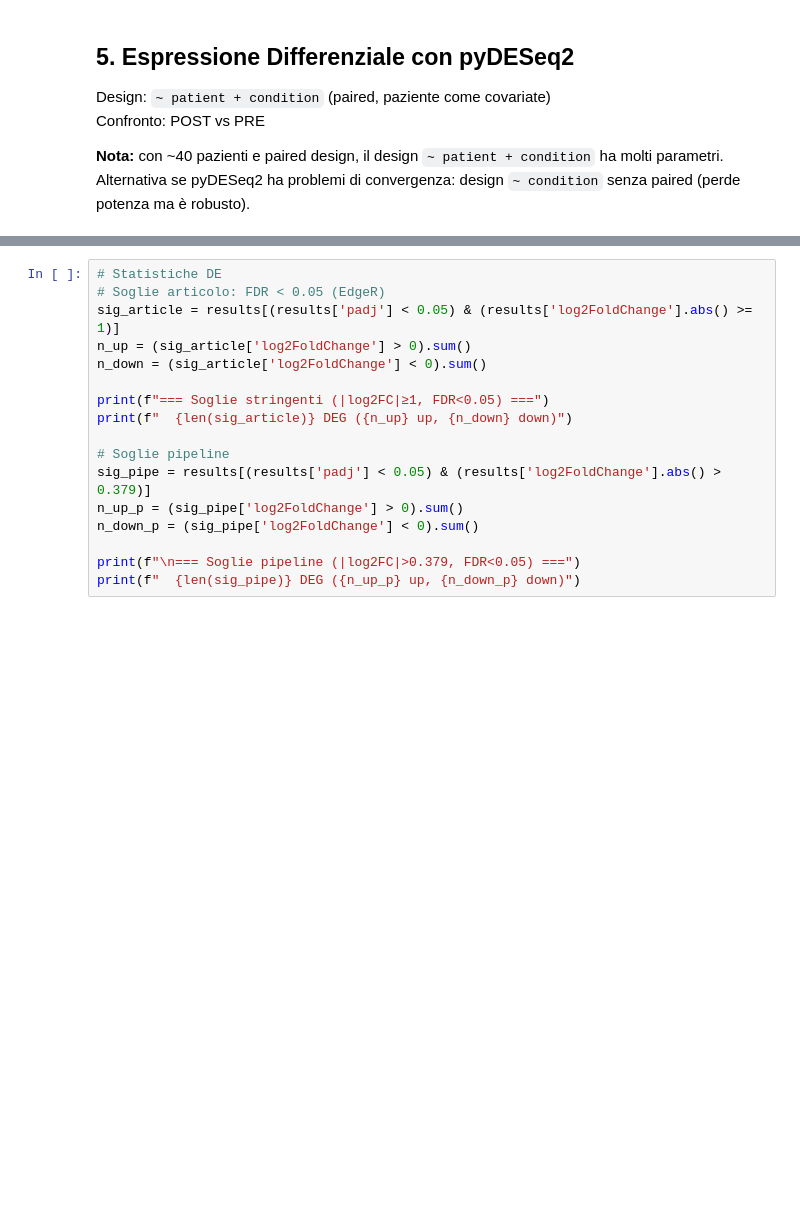
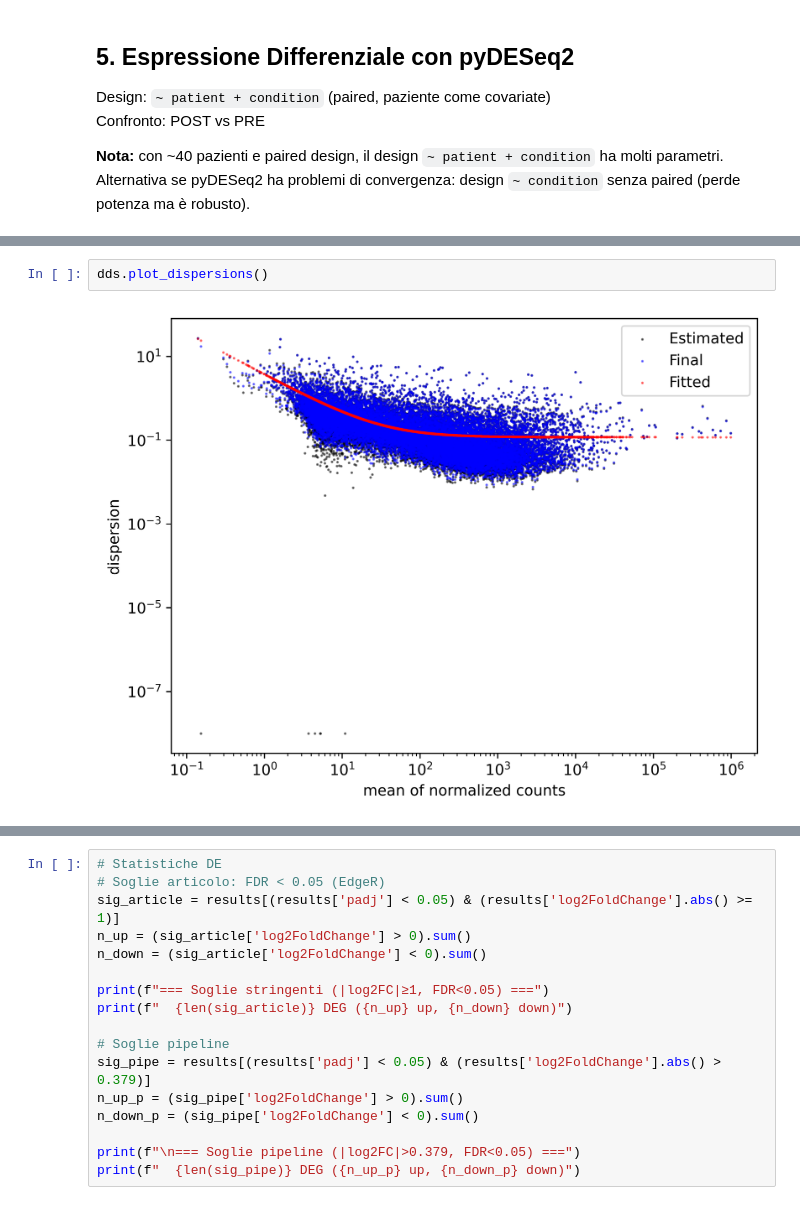
Before and after one commit to roberto-casale/iri_aki_pipeline, a Jupyter notebook: notebooks/fase1_GSE126805_raw.ipynb, the cells around one changed output, grey strips where cells are left out. Drawn from its saved outputs; the diff is of its cells as text; blank space fills up the shorter version.

```diff
--- a/notebooks/fase1_GSE126805_raw.ipynb
+++ b/notebooks/fase1_GSE126805_raw.ipynb
@@ -355,3 +360,7 @@ Fitting LFCs...
+# %%
+dds.plot_dispersions()
+# %% [output]
+[figure, added]
 # %%
 # Estrai risultati: POST vs PRE
 stat_res = DeseqStats(dds, contrast=['condition', 'POST', 'PRE'])
```
Also changed, not shown: parts of 9 cells of this notebook, 5 other files.
